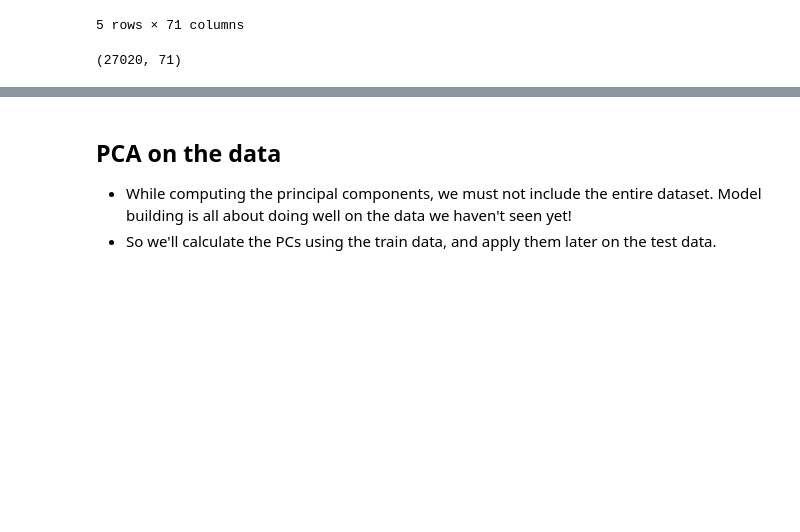
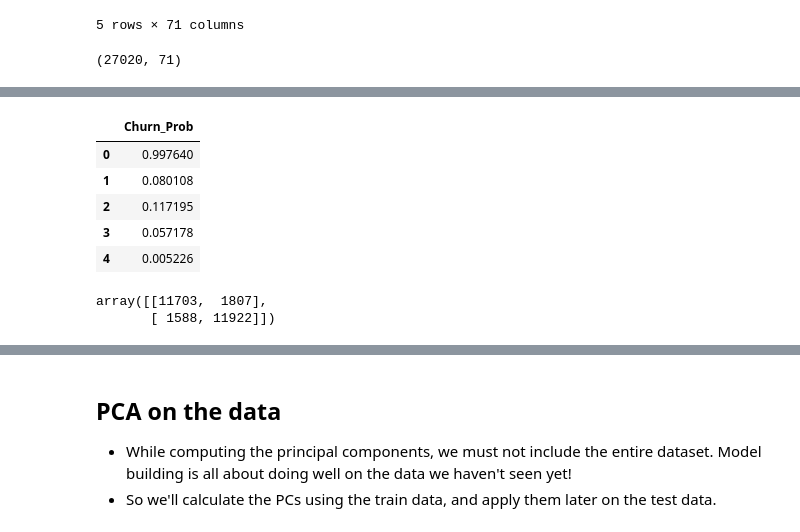
Before and after one commit to kc11381/case_study_telecom_churn_pca_ensemble_models, a Jupyter notebook: telecom_churn_pca_ensemble_models.ipynb, the cells around one changed output, grey strips where cells are left out. Cells and saved outputs as stored; diff of their text form; code cells hidden in the pictures; blank space fills up the shorter version.

```diff
--- a/telecom_churn_pca_ensemble_models.ipynb
+++ b/telecom_churn_pca_ensemble_models.ipynb
@@ -692,0 +675,9 @@ metric.append(mse_train_lr**0.5)
+# %%
+y_pred_train_final.head()
+# %% [output]
+|  | Churn_Prob |
+| 0 | 0.997640 |
+| 1 | 0.080108 |
+| 2 | 0.117195 |
+| 3 | 0.057178 |
+| 4 | 0.005226 |
@@ -692,0 +686,6 @@ metric.append(mse_train_lr**0.5)
+# %%
+confusion = metrics.confusion_matrix(y_resampled, y_pred_train_final)
+confusion
+# %% [output]
+array([[11703,  1807],
+       [ 1588, 11922]])
```
Also changed, not shown: parts of 33 cells of this notebook.
